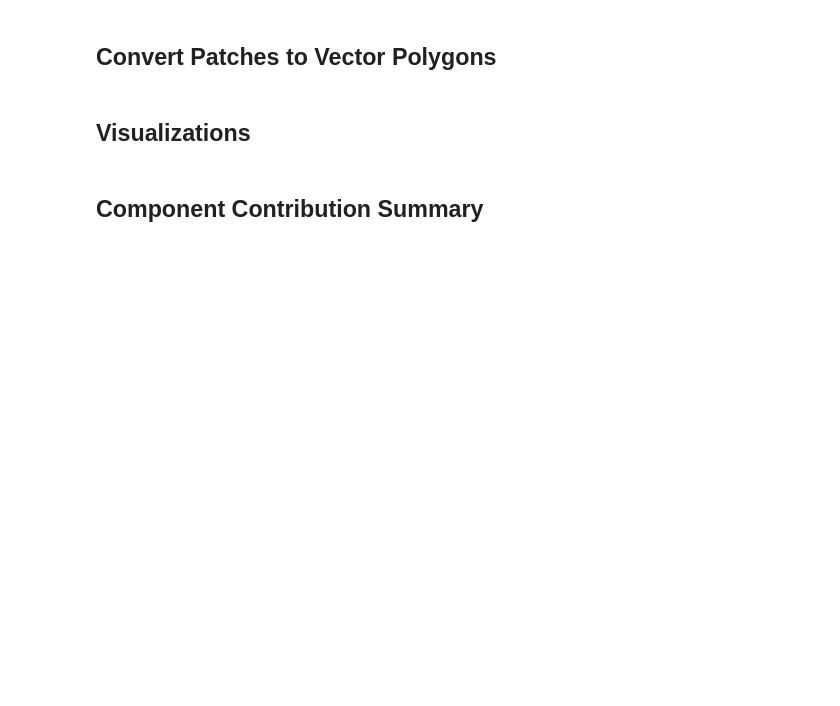
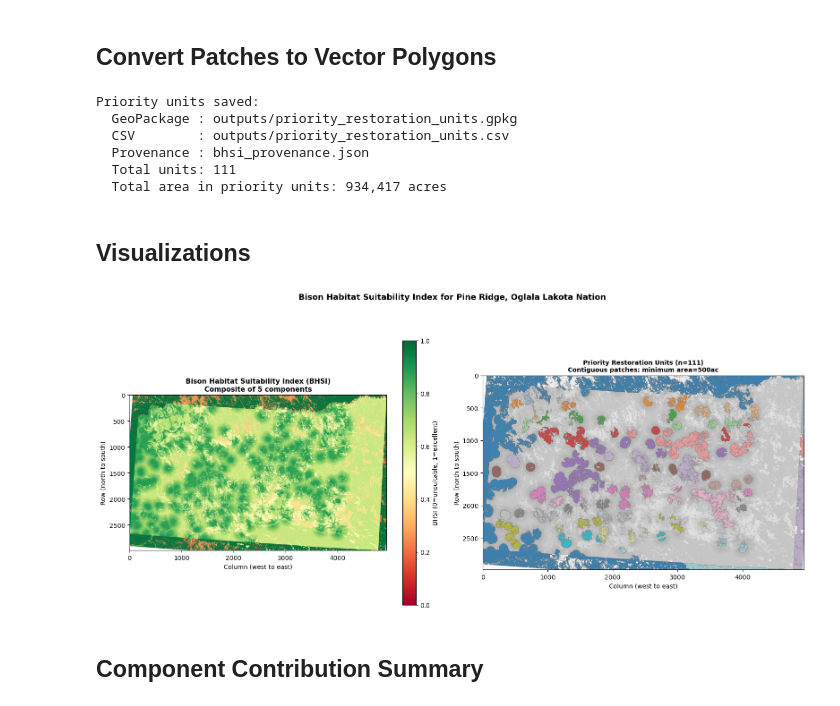
Before and after one commit to olc-techsupport/Agriculture-pine_ridge_bison_habitat, a Jupyter notebook: notebooks/07_habitat_suitability_index.ipynb, the cells around one changed output. Drawn from its saved outputs; the diff is of its cells as text; code cells hidden in the pictures; blank space fills up the shorter version.

Commit message:
rm DBSCAN

```diff
--- a/notebooks/07_habitat_suitability_index.ipynb
+++ b/notebooks/07_habitat_suitability_index.ipynb
@@ -204,22 +241,14 @@ print(patches_df.head(15)[
 # %% [markdown]
 ## Convert Patches to Vector Polygons
 # %%
-# Convert DBSCAN label raster back to polygons for the GeoPackage output
-label_raster = np.full(bhsi_array.shape, -1, dtype=np.int32)
-for patch_id in sorted(set(labels)):
-    if patch_id == -1:
-        continue
-    mask = labels == patch_id
-    label_raster[rows[mask], cols[mask]] = patch_id
-
-# Vectorize patches
+# Vectorize raster-native patch labels.
 with rasterio.open(TEMPLATE_PATH) as tmpl:
     poly_transform = tmpl.transform
     poly_crs       = tmpl.crs
 
 poly_records = []
 for geom, value in shapes(label_raster, transform=poly_transform):
-    if int(value) < 0:
+    if int(value) == 0:
         continue
     poly_records.append({
         "patch_id":  int(value),
@@ -244,8 +273,8 @@ if poly_records:
     patches_df.to_csv(csv_path, index=False)
     manifest_path = write_bhsi_manifest(
         OUTPUTS_DIR/"bhsi_provenance.json", available,
-        {"threshold_percentile": BHSI_THRESHOLD_PCT, "dbscan_eps_m": DBSCAN_EPS_M,
-         "minimum_patch_acres": DBSCAN_MIN_ACRES}
+        {"threshold_percentile": BHSI_THRESHOLD_PCT,
+         "minimum_patch_acres": MIN_PATCH_ACRES}
     )
 
     print(f"Priority units saved:")
@@ -256,6 +285,13 @@ if poly_records:
     print(f"  Total area in priority units: {patches_df['area_acres'].sum():,.0f} acres")
 else:
     print("No polygon patches to vectorize.")
+# %% [output]
+Priority units saved:
+  GeoPackage : outputs/priority_restoration_units.gpkg
+  CSV        : outputs/priority_restoration_units.csv
+  Provenance : bhsi_provenance.json
+  Total units: 111
+  Total area in priority units: 934,417 acres
 # %% [markdown]
 ## Visualizations
 # %%
@@ -264,50 +300,41 @@ fig, axes = plt.subplots(1, 2, figsize=(16, 8))
 # BHSI composite map
 ax = axes[0]
 im = ax.imshow(bhsi_array, cmap="RdYlGn", vmin=0, vmax=1, origin="upper")
 plt.colorbar(im, ax=ax, label="BHSI (0=unsuitable, 1=excellent)", shrink=0.8)
 ax.set_title(
     "Bison Habitat Suitability Index (BHSI)\n"
     "Composite of 5 components",
     fontsize=11, fontweight="bold",
 )
 ax.set_xlabel("Column (west to east)")
 ax.set_ylabel("Row (north to south)")
 
 # Priority patches map
 ax = axes[1]
 ax.imshow(bhsi_array, cmap="Greys", vmin=0, vmax=1, origin="upper", alpha=0.4)
 
-# Color patches by rank tier
-if poly_records and len(patches_gdf) > 0:
-    import matplotlib.cm as cm
-    cmap_patches = cm.get_cmap("RdYlGn")
-    for _, patch in patches_gdf.iterrows():
-        color = cmap_patches(patch["mean_bhsi"])
-        try:
-            from rasterio.features import rasterize as _rast
-            pmask = label_raster == patch["patch_id"]
-            overlay = np.zeros((*bhsi_array.shape, 4), dtype=np.float32)
-            overlay[pmask] = [*color[:3], 0.7]
-            ax.imshow(overlay, origin="upper")
-        except Exception:
-            pass
+# Draw patch labels once; avoid allocating a full RGBA raster per patch.
+if n_patches > 0:
+    patch_display = np.ma.masked_where(label_raster == 0, label_raster)
+    ax.imshow(patch_display, cmap="tab20", origin="upper", alpha=0.75)
 
 ax.set_title(
     f"Priority Restoration Units (n={n_patches})\n"
-    f"DBSCAN clusters: eps={DBSCAN_EPS_M/1000:.0f}km, min={DBSCAN_MIN_ACRES:.0f}ac",
+    f"Contiguous patches: minimum area={MIN_PATCH_ACRES:.0f}ac",
     fontsize=10, fontweight="bold",
 )
 ax.set_xlabel("Column (west to east)")
 ax.set_ylabel("Row (north to south)")
 
 plt.suptitle(
-    "Bison Habitat Suitability Index for Pine Ridge, Oglala Lakota Nation\n"
-    "Daear Consulting/OLC",
+    "Bison Habitat Suitability Index for Pine Ridge, Oglala Lakota Nation",
     fontsize=13, fontweight="bold",
 )
 plt.tight_layout()
 fig.savefig(FIGURES_DIR/"07_bhsi_composite.png", dpi=150, bbox_inches="tight")
 plt.show()
+# %% [output]
+[figure, added]
 # %% [markdown]
 ## Component Contribution Summary
 # %%
```
Also changed, not shown: parts of 10 cells of this notebook, 2 other files.
